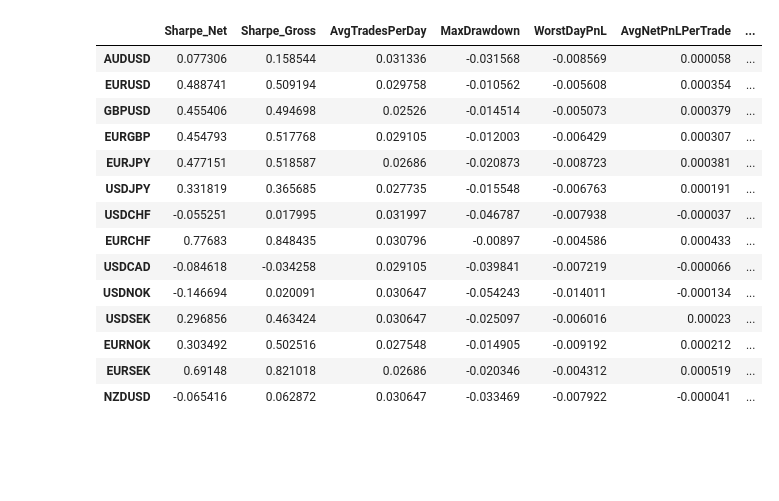
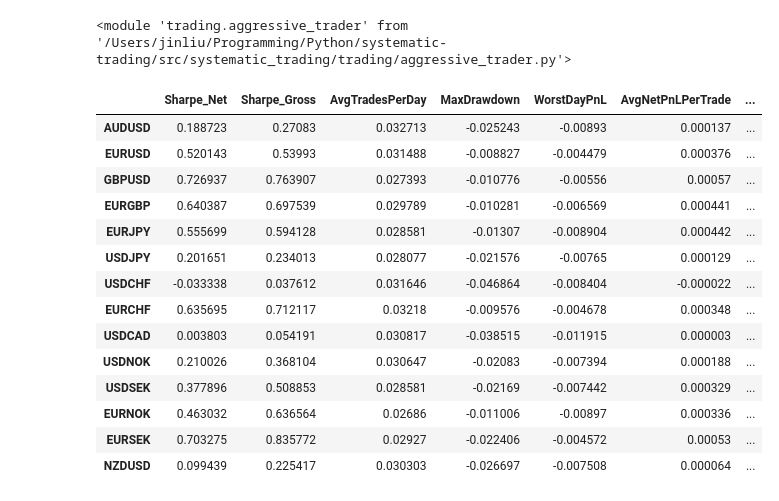
Before and after one commit to muqali/systematic-trading, a Jupyter notebook: src/systematic_trading/script/month_end.ipynb, the cells around one changed output. Cells and saved outputs as stored; diff of their text form; code cells hidden in the pictures; blank space fills up the shorter version.

```diff
--- a/src/systematic_trading/script/month_end.ipynb
+++ b/src/systematic_trading/script/month_end.ipynb
@@ -34,21 +34,31 @@ traded_instruments = [
 freq = pd.Timedelta(minutes=15)
 fx_price_dict = get_resampled_quotes(traded_instruments, start_date, end_date, freq)
 #fx_price_dict = get_wmco_prices(traded_instruments, start_date, end_date)
+# %%
+# reload
+import importlib
+
+import research.month_end as me
+importlib.reload(me)
+
+import strategy.AMEN_strategy as am
+importlib.reload(am)
+
+import trading.aggressive_trader as at
+importlib.reload(at)
+# %% [output]
+<module 'trading.aggressive_trader' from '/Users/jinliu/Programming/Python/systematic-trading/src/systematic_trading/trading/aggressive_trader.py'>
 # %%
-import importlib
-import strategy.AMEN_strategy as am
-
-importlib.reload(am)
-from strategy.AMEN_strategy import AmenStrategy
-
-strategy = AmenStrategy(traded_instruments, fx_price_dict, equity_close_dict, bond_close_dict,
+strategy = am.AmenStrategy(traded_instruments, fx_price_dict, equity_close_dict, bond_close_dict,
                         {
                             "look_back_months" : 60,
                             "use_all_countries" : False,
                             "entry_time_offset_from_month_end" : pd.Timedelta(minutes=135),
-                            "exit_time_offset_from_month_end" : pd.Timedelta(minutes=-15),
+                            "exit_time_offset_from_month_end" : pd.Timedelta(-15),
                             "prediction_zscore_threshold" : 0.5,
                             "prediction_rank_threshold" : 1.0,
+                            "quarterly_weight" : 0.5,
+                            "quarterly_regression_mode" : "qe_only",
                         })
 # %%
 signals = strategy.generate_signals()
@@ -56,28 +66,28 @@ position_times = strategy.create_monthly_asset_returns(pd.Timedelta(hours=1)).in
 # %%
 from trading.aggressive_trader import AggressiveTrader
 from analytics.performance_report import PerformanceReport
 
-trader = AggressiveTrader(traded_instruments, fx_price_dict, signals)
+trader = AggressiveTrader(traded_instruments, fx_price_dict, signals, execute_on_next_price_tick=False)
 
 report = PerformanceReport(traded_instruments, trader)
 
 report.generate_performance_report()
 # %% [output]
 |  | Sharpe_Net | Sharpe_Gross | AvgTradesPerDay | MaxDrawdown | WorstDayPnL | AvgNetPnLPerTrade | ... |
-| AUDUSD | 0.077306 | 0.158544 | 0.031336 | -0.031568 | -0.008569 | 0.000058 | ... |
-| EURUSD | 0.488741 | 0.509194 | 0.029758 | -0.010562 | -0.005608 | 0.000354 | ... |
-| GBPUSD | 0.455406 | 0.494698 | 0.02526 | -0.014514 | -0.005073 | 0.000379 | ... |
-| EURGBP | 0.454793 | 0.517768 | 0.029105 | -0.012003 | -0.006429 | 0.000307 | ... |
-| EURJPY | 0.477151 | 0.518587 | 0.02686 | -0.020873 | -0.008723 | 0.000381 | ... |
-| USDJPY | 0.331819 | 0.365685 | 0.027735 | -0.015548 | -0.006763 | 0.000191 | ... |
-| USDCHF | -0.055251 | 0.017995 | 0.031997 | -0.046787 | -0.007938 | -0.000037 | ... |
-| EURCHF | 0.77683 | 0.848435 | 0.030796 | -0.00897 | -0.004586 | 0.000433 | ... |
-| USDCAD | -0.084618 | -0.034258 | 0.029105 | -0.039841 | -0.007219 | -0.000066 | ... |
-| USDNOK | -0.146694 | 0.020091 | 0.030647 | -0.054243 | -0.014011 | -0.000134 | ... |
-| USDSEK | 0.296856 | 0.463424 | 0.030647 | -0.025097 | -0.006016 | 0.00023 | ... |
-| EURNOK | 0.303492 | 0.502516 | 0.027548 | -0.014905 | -0.009192 | 0.000212 | ... |
-| EURSEK | 0.69148 | 0.821018 | 0.02686 | -0.020346 | -0.004312 | 0.000519 | ... |
-| NZDUSD | -0.065416 | 0.062872 | 0.030647 | -0.033469 | -0.007922 | -0.000041 | ... |
+| AUDUSD | 0.188723 | 0.27083 | 0.032713 | -0.025243 | -0.00893 | 0.000137 | ... |
+| EURUSD | 0.520143 | 0.53993 | 0.031488 | -0.008827 | -0.004479 | 0.000376 | ... |
+| GBPUSD | 0.726937 | 0.763907 | 0.027393 | -0.010776 | -0.00556 | 0.00057 | ... |
+| EURGBP | 0.640387 | 0.697539 | 0.029789 | -0.010281 | -0.006569 | 0.000441 | ... |
+| EURJPY | 0.555699 | 0.594128 | 0.028581 | -0.01307 | -0.008904 | 0.000442 | ... |
+| USDJPY | 0.201651 | 0.234013 | 0.028077 | -0.021576 | -0.00765 | 0.000129 | ... |
+| USDCHF | -0.033338 | 0.037612 | 0.031646 | -0.046864 | -0.008404 | -0.000022 | ... |
+| EURCHF | 0.635695 | 0.712117 | 0.03218 | -0.009576 | -0.004678 | 0.000348 | ... |
+| USDCAD | 0.003803 | 0.054191 | 0.030817 | -0.038515 | -0.011915 | 0.000003 | ... |
+| USDNOK | 0.210026 | 0.368104 | 0.030647 | -0.02083 | -0.007394 | 0.000188 | ... |
+| USDSEK | 0.377896 | 0.508853 | 0.028581 | -0.02169 | -0.007442 | 0.000329 | ... |
+| EURNOK | 0.463032 | 0.636564 | 0.02686 | -0.011006 | -0.00897 | 0.000336 | ... |
+| EURSEK | 0.703275 | 0.835772 | 0.02927 | -0.022406 | -0.004572 | 0.00053 | ... |
+| NZDUSD | 0.099439 | 0.225417 | 0.030303 | -0.026697 | -0.007508 | 0.000064 | ... |
 # %%
 positions = pd.DataFrame(trader.generate_positions())
 positions.loc[position_times[-20:]].plot()
```
Also changed, not shown: parts of 6 cells of this notebook, 1 other file.
